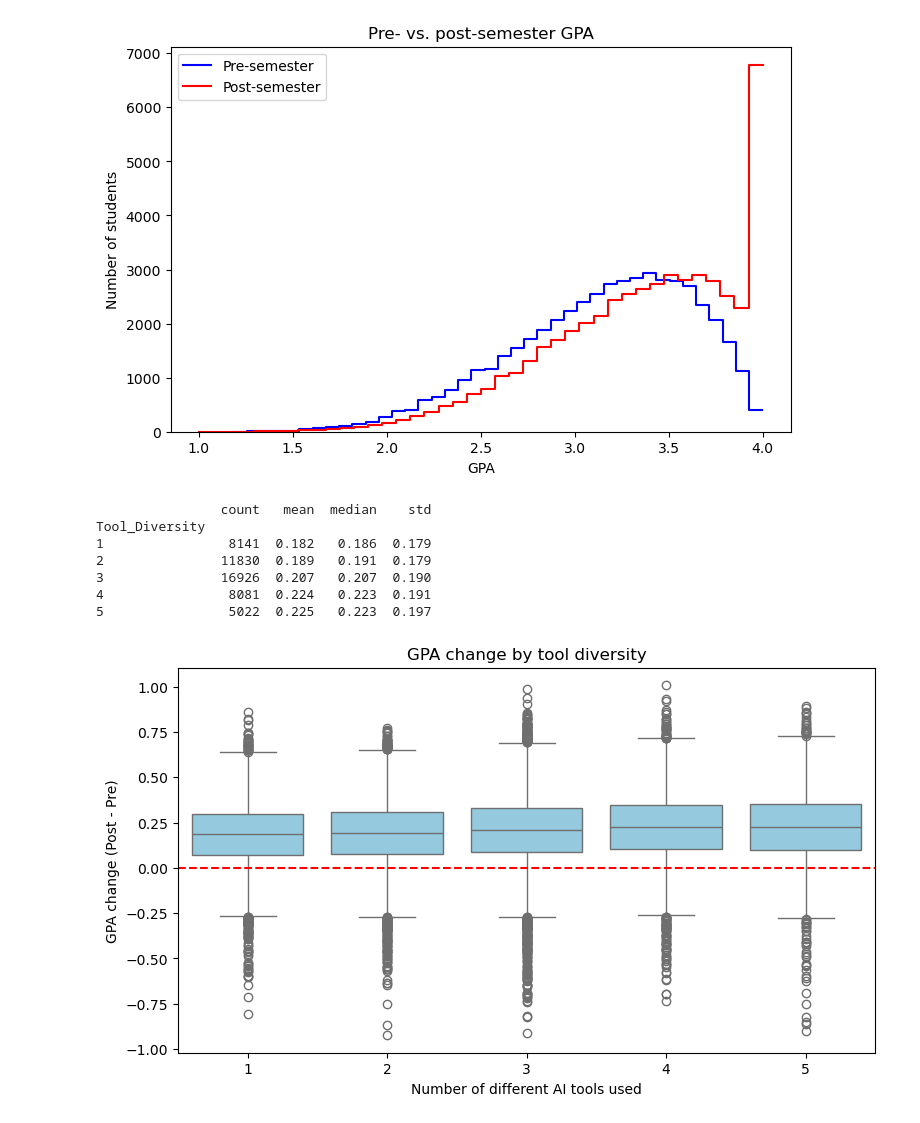
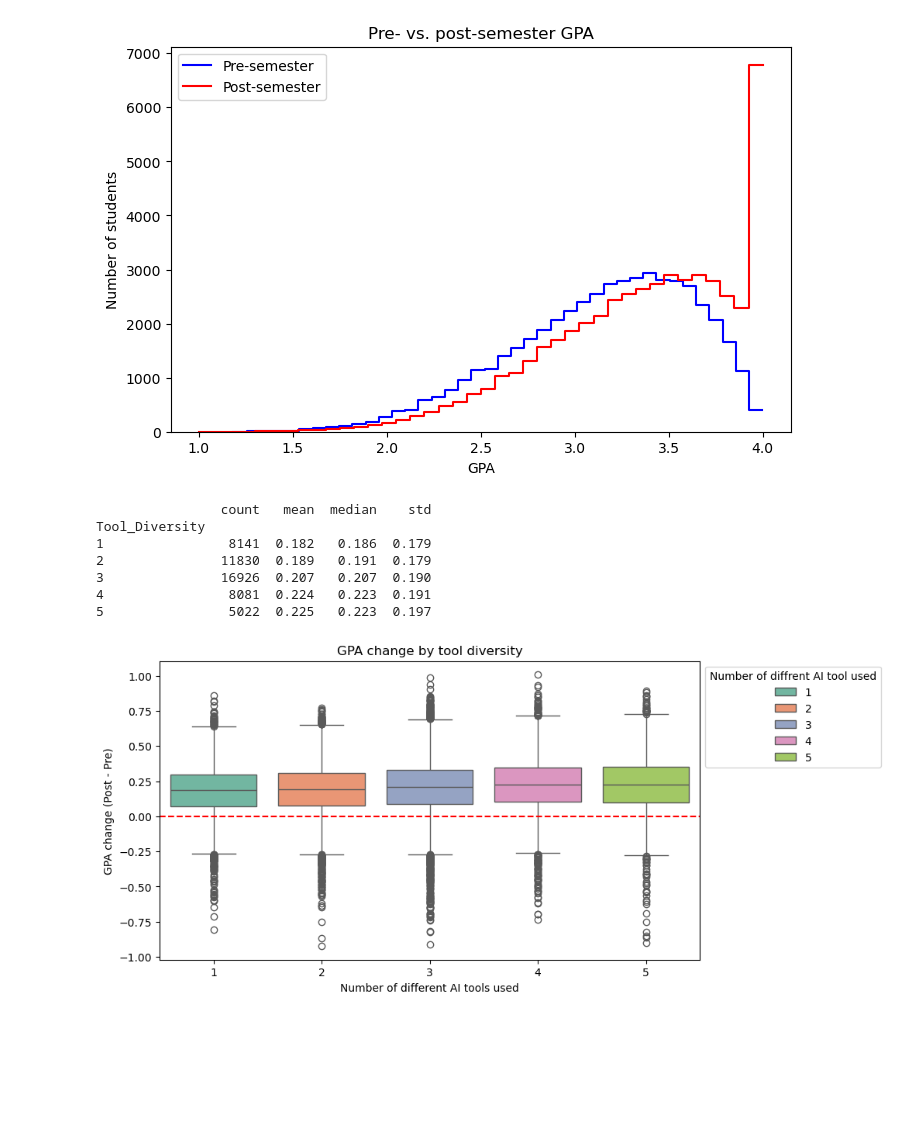
Before and after one commit to Snehashharmaa/cs418-learning-without-ai, a Jupyter notebook: data_acquisition.ipynb, the cells around one changed output. Cells and saved outputs as stored; diff of their text form; code cells hidden in the pictures; blank space fills up the shorter version.

```diff
--- a/data_acquisition.ipynb
+++ b/data_acquisition.ipynb
@@ -176,21 +185,26 @@ plt.show()
 # %% [output]
 [figure]
 # %%
-print(df_p2.groupby("Tool_Diversity")["GPA_Change"].agg(["count", "mean", "median", "std"]).round(3))
+# print(df_p2.groupby("Tool_Diversity")["GPA_Change"].agg(["count", "mean", "median", "std"]).round(3))
 
 plt.figure(figsize=(9, 5))
-sns.boxplot(data=df_p2, x="Tool_Diversity", y="GPA_Change", color="skyblue")
+
+ax = sns.boxplot(data=df_p2, x="Tool_Diversity", y="GPA_Change", hue="Tool_Diversity", palette="Set2", legend = True)
+
 plt.axhline(0, color="red", linestyle="--")
 plt.xlabel("Number of different AI tools used")
 plt.ylabel("GPA change (Post - Pre)")
 plt.title("GPA change by tool diversity")
+
+ax.legend(title="Number of diffrent AI tool used", bbox_to_anchor=(1.0, 1))
+
 plt.show()
 # %% [output]
                 count   mean  median    std
 Tool_Diversity
 1                8141  0.182   0.186  0.179
 2               11830  0.189   0.191  0.179
 3               16926  0.207   0.207  0.190
 4                8081  0.224   0.223  0.191
 5                5022  0.225   0.223  0.197
-[figure, old version]
+[figure, new version]
```
Also changed, not shown: parts of 12 cells of this notebook.
